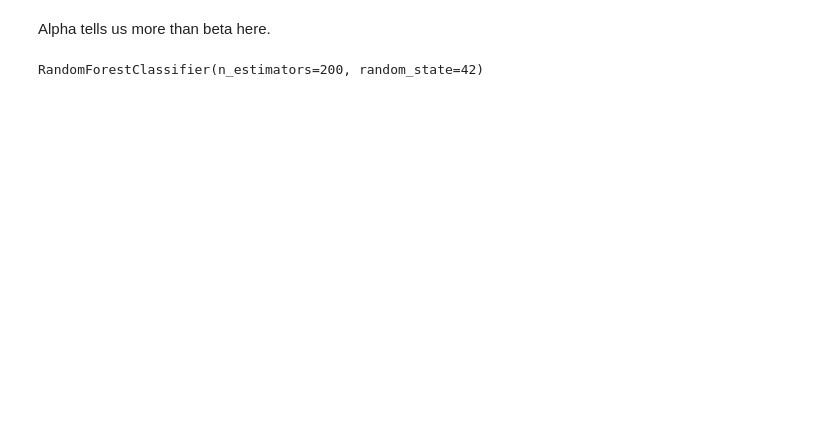
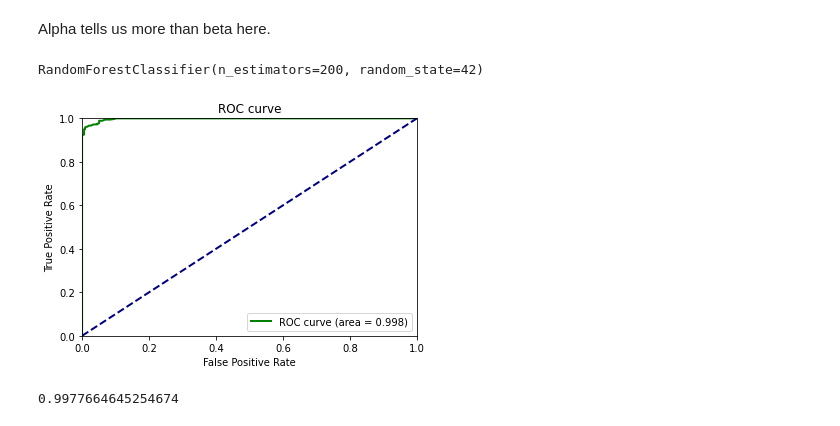
Before and after one commit to arnodeceuninck/thesis, a Jupyter notebook: 5 AlphaBetaSeperately.ipynb, the cells around one changed output. Saved outputs shown, nothing was run; the diff lists cells and outputs as text; code cells hidden in the pictures; blank space fills up the shorter version.

```diff
--- a/5 AlphaBetaSeperately.ipynb
+++ b/5 AlphaBetaSeperately.ipynb
@@ -278,3 +281,10 @@ clf = RandomForestClassifier(n_estimators=200, random_state=42)
 clf.fit(x, y)
 # %% [output]
 RandomForestClassifier(n_estimators=200, random_state=42)
+# %%
+from util import calculate_auc_and_plot
+y_pred = clf.predict_proba(x_test)[:, 1]
+calculate_auc_and_plot(y_test, y_pred)
+# %% [output]
+[figure, added]
+0.9977664645254674
```
Also changed, not shown: parts of 37 cells of this notebook, 9 other files.
